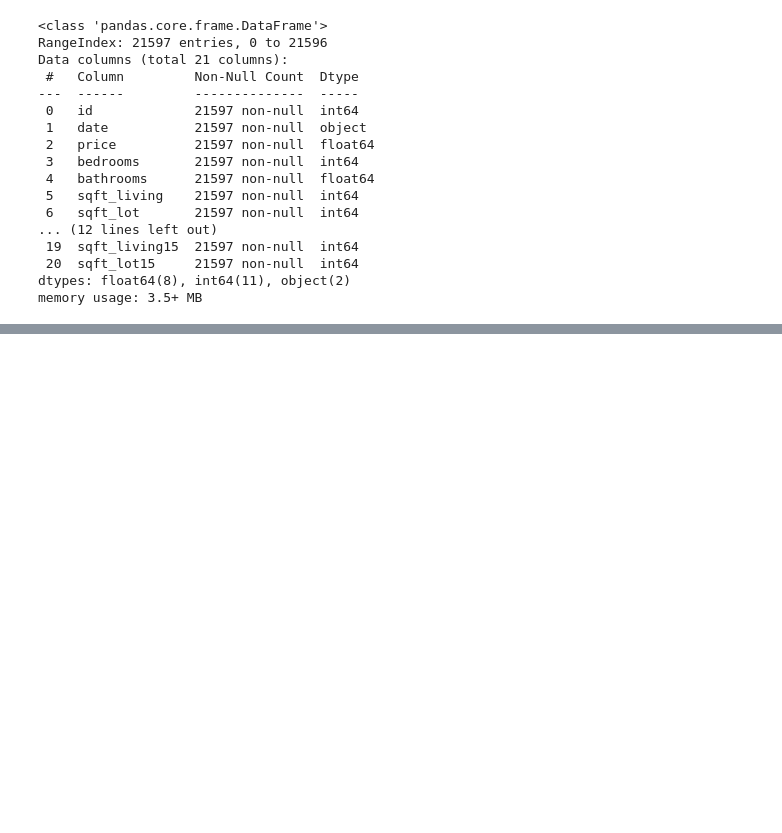
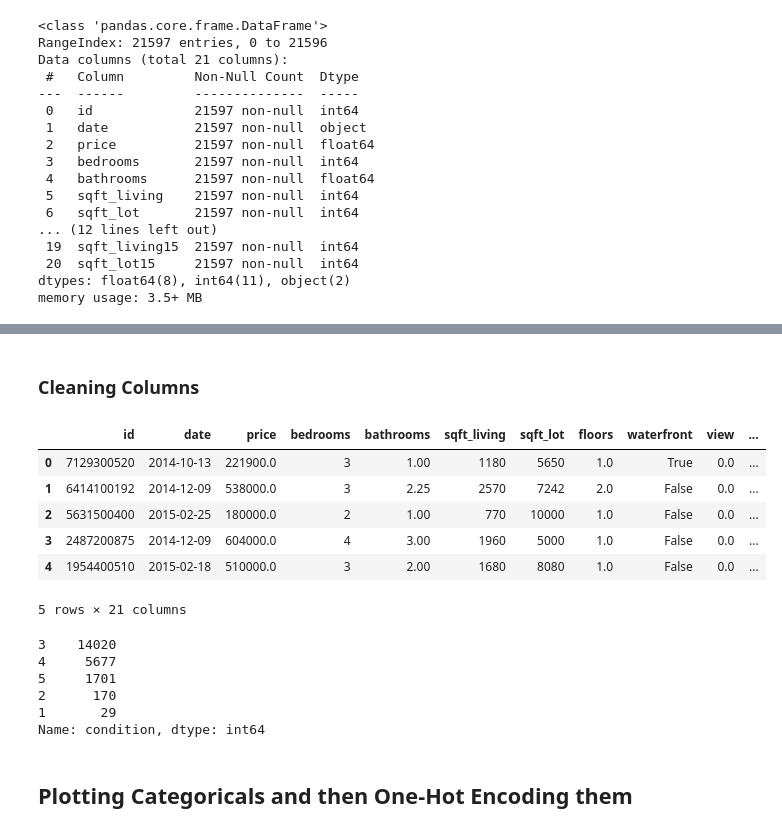
Before and after one commit to jxn628/dsc-home-price-analysis, a Jupyter notebook: student.ipynb, the cells around one changed output, grey strips where cells are left out. Drawn from its saved outputs; the diff is of its cells as text; code cells hidden in the pictures; blank space fills up the shorter version.

```diff
--- a/student.ipynb
+++ b/student.ipynb
@@ -46,0 +214,25 @@ memory usage: 3.5+ MB
+# %% [markdown]
+### Cleaning Columns
+# %%
+df['waterfront'] = df['waterfront'].astype('bool') #converting waterfront into boolean
+df['date'] =  pd.to_datetime(df['date']) # changed to datetime
+df.head()
+# %% [output]
+|  | id | date | price | bedrooms | bathrooms | sqft_living | sqft_lot | floors | waterfront | view | ... |
+| 0 | 7129300520 | 2014-10-13 | 221900.0 | 3 | 1.00 | 1180 | 5650 | 1.0 | True | 0.0 | ... |
+| 1 | 6414100192 | 2014-12-09 | 538000.0 | 3 | 2.25 | 2570 | 7242 | 2.0 | False | 0.0 | ... |
+| 2 | 5631500400 | 2015-02-25 | 180000.0 | 2 | 1.00 | 770 | 10000 | 1.0 | False | 0.0 | ... |
+| 3 | 2487200875 | 2014-12-09 | 604000.0 | 4 | 3.00 | 1960 | 5000 | 1.0 | False | 0.0 | ... |
+| 4 | 1954400510 | 2015-02-18 | 510000.0 | 3 | 2.00 | 1680 | 8080 | 1.0 | False | 0.0 | ... |
+5 rows × 21 columns
+# %%
+df['condition'].value_counts()
+# %% [output]
+3    14020
+4     5677
+5     1701
+2      170
+1       29
+Name: condition, dtype: int64
+# %% [markdown]
+## Plotting Categoricals and then One-Hot Encoding them
```
Also changed, not shown: parts of 19 cells of this notebook.
